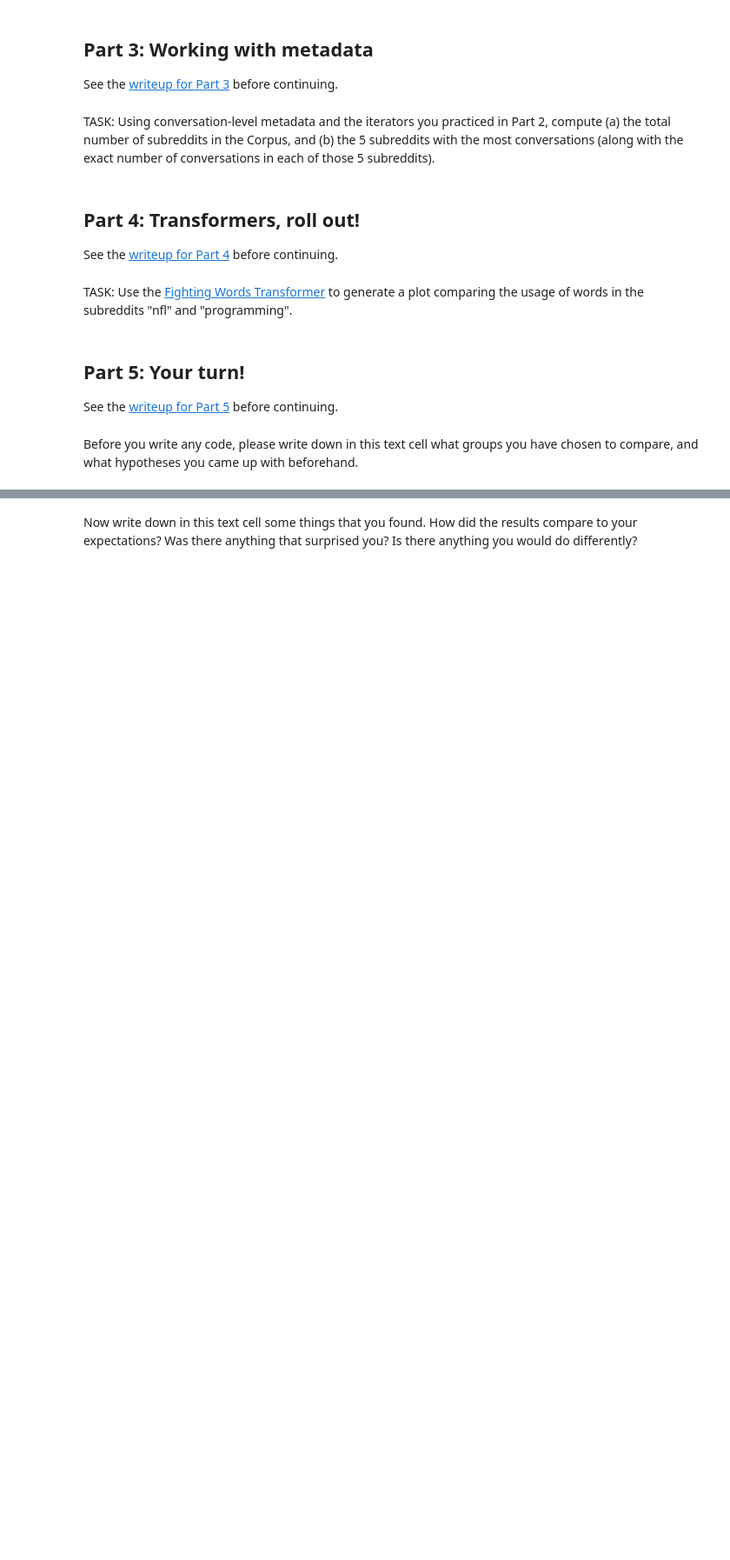
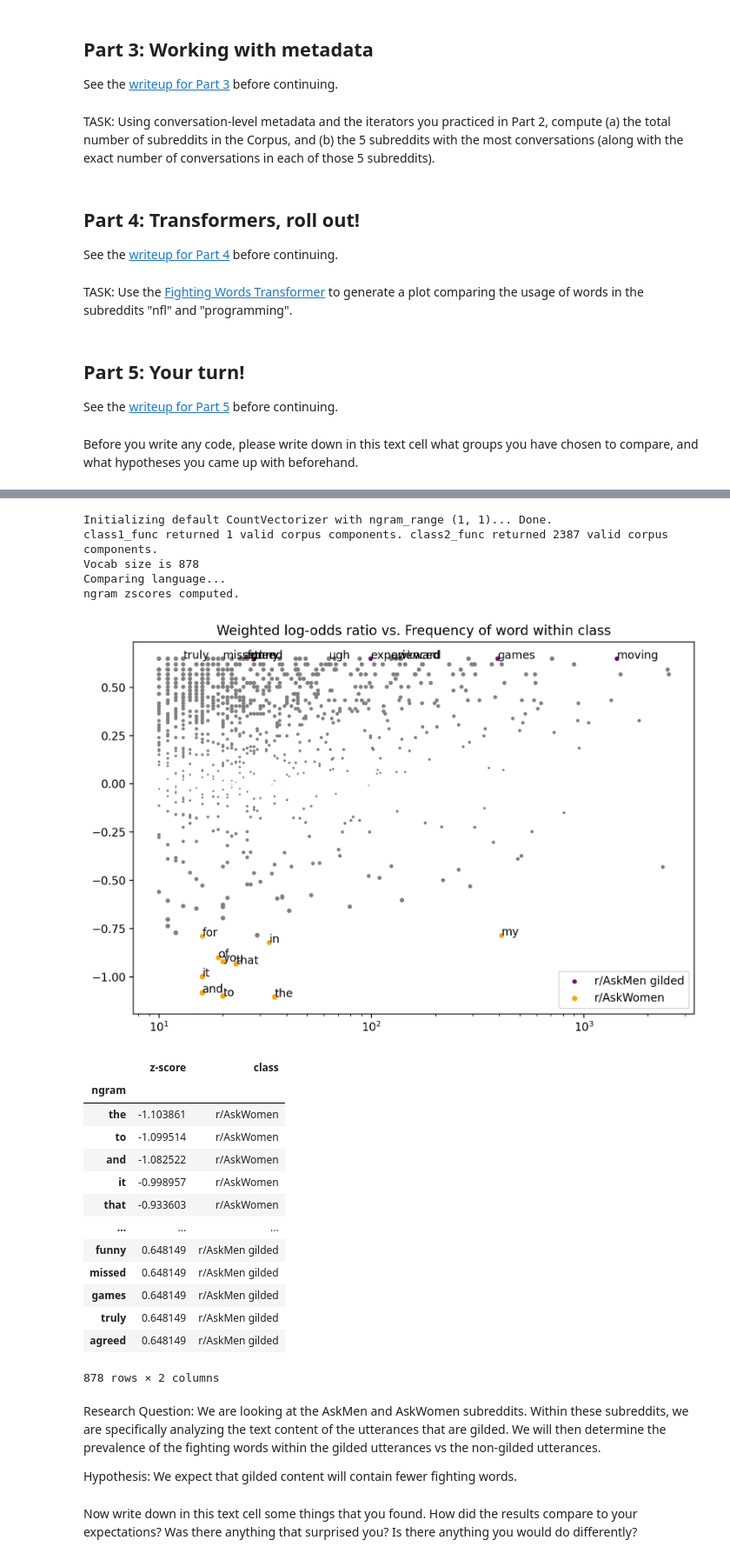
Before and after one commit to mputzer1/HMC-AWeSoMe-Lab-Starter, a Jupyter notebook: AWeSoMe_Lab_Intro.ipynb, the cells around one changed output, grey strips where cells are left out. Shown at 87% size. Drawn from its saved outputs; the diff is of its cells as text; code cells hidden in the pictures; blank space fills up the shorter version.

```diff
--- a/AWeSoMe_Lab_Intro.ipynb
+++ b/AWeSoMe_Lab_Intro.ipynb
@@ -109,2 +164,38 @@ Before you write any code, please write down in this text cell what groups you h
+# %%
+fw = FightingWords(ngram_range=(1,1))
+
+
+fw.fit(reddit_corpus, class1_func=lambda utt: utt.meta['subreddit'] == 'AskMen' and utt.meta['gilded'] == 1,
+                      class2_func=lambda utt: utt.meta['subreddit'] == 'AskWomen')
+
+df = fw.summarize(reddit_corpus, plot=True, class1_name='r/AskMen gilded', class2_name='r/AskWomen')
+
+df
+# %% [output]
+Initializing default CountVectorizer with ngram_range (1, 1)... Done.
+class1_func returned 1 valid corpus components. class2_func returned 2387 valid corpus components.
+Vocab size is 878
+Comparing language...
+ngram zscores computed.
+[figure, added]
+|  | z-score | class |
+| ngram |  |  |
+| the | -1.103861 | r/AskWomen |
+| to | -1.099514 | r/AskWomen |
+| and | -1.082522 | r/AskWomen |
+| it | -0.998957 | r/AskWomen |
+| that | -0.933603 | r/AskWomen |
+| ... | ... | ... |
+| funny | 0.648149 | r/AskMen gilded |
+| missed | 0.648149 | r/AskMen gilded |
+| games | 0.648149 | r/AskMen gilded |
+| truly | 0.648149 | r/AskMen gilded |
+| agreed | 0.648149 | r/AskMen gilded |
+878 rows × 2 columns
+# %% [markdown]
+
+Research Question: We are looking at the AskMen and AskWomen subreddits. Within these subreddits, we are specifically analyzing the text content of the utterances that are gilded. We will then determine the prevalence of the fighting words within the gilded utterances vs the non-gilded utterances.
+
+Hypothesis: We expect that gilded content will contain fewer fighting words.
 # %% [markdown]
 Now write down in this text cell some things that you found. How did the results compare to your expectations? Was there anything that surprised you? Is there anything you would do differently?
```
Also changed, not shown: parts of 4 cells of this notebook.
